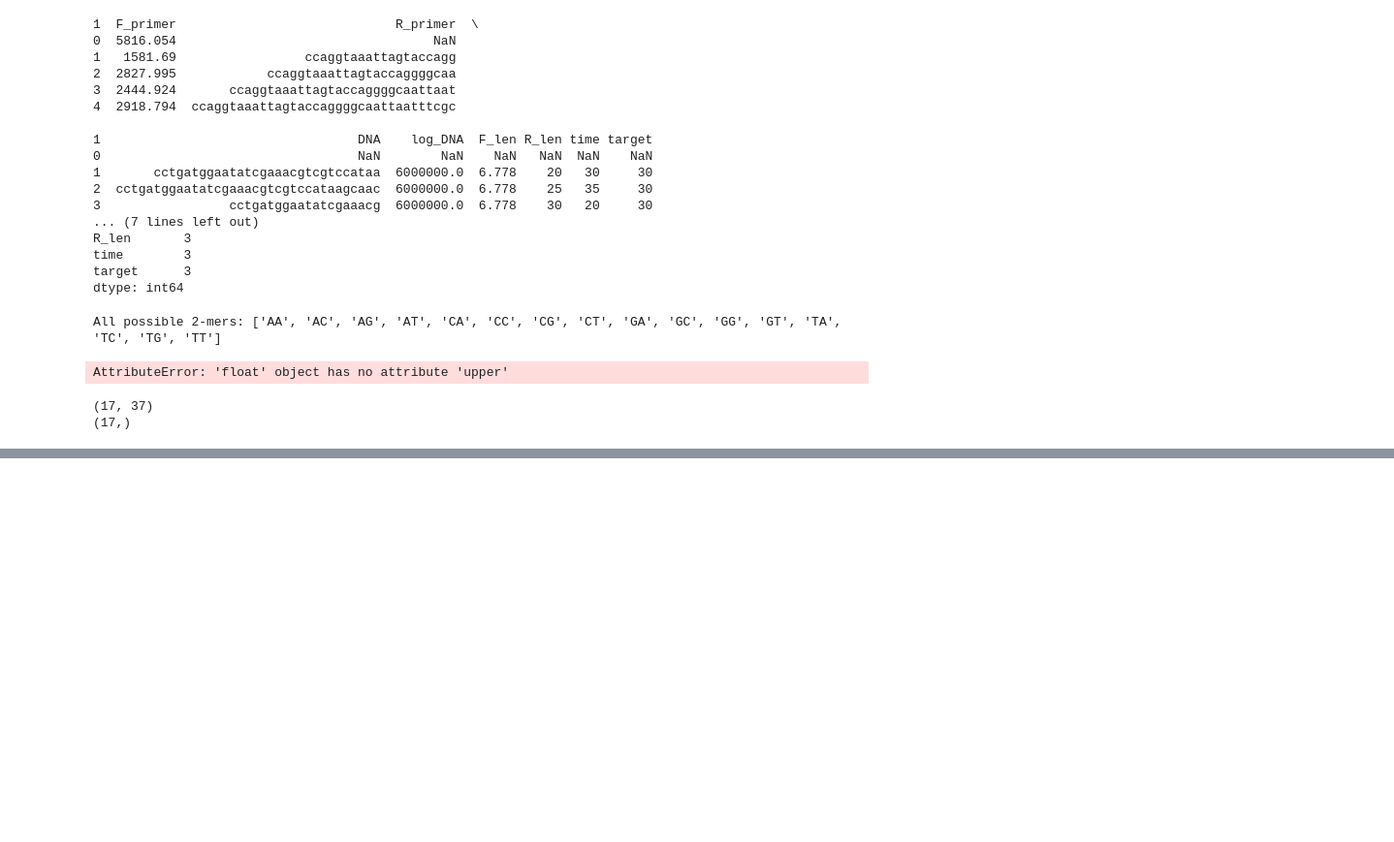
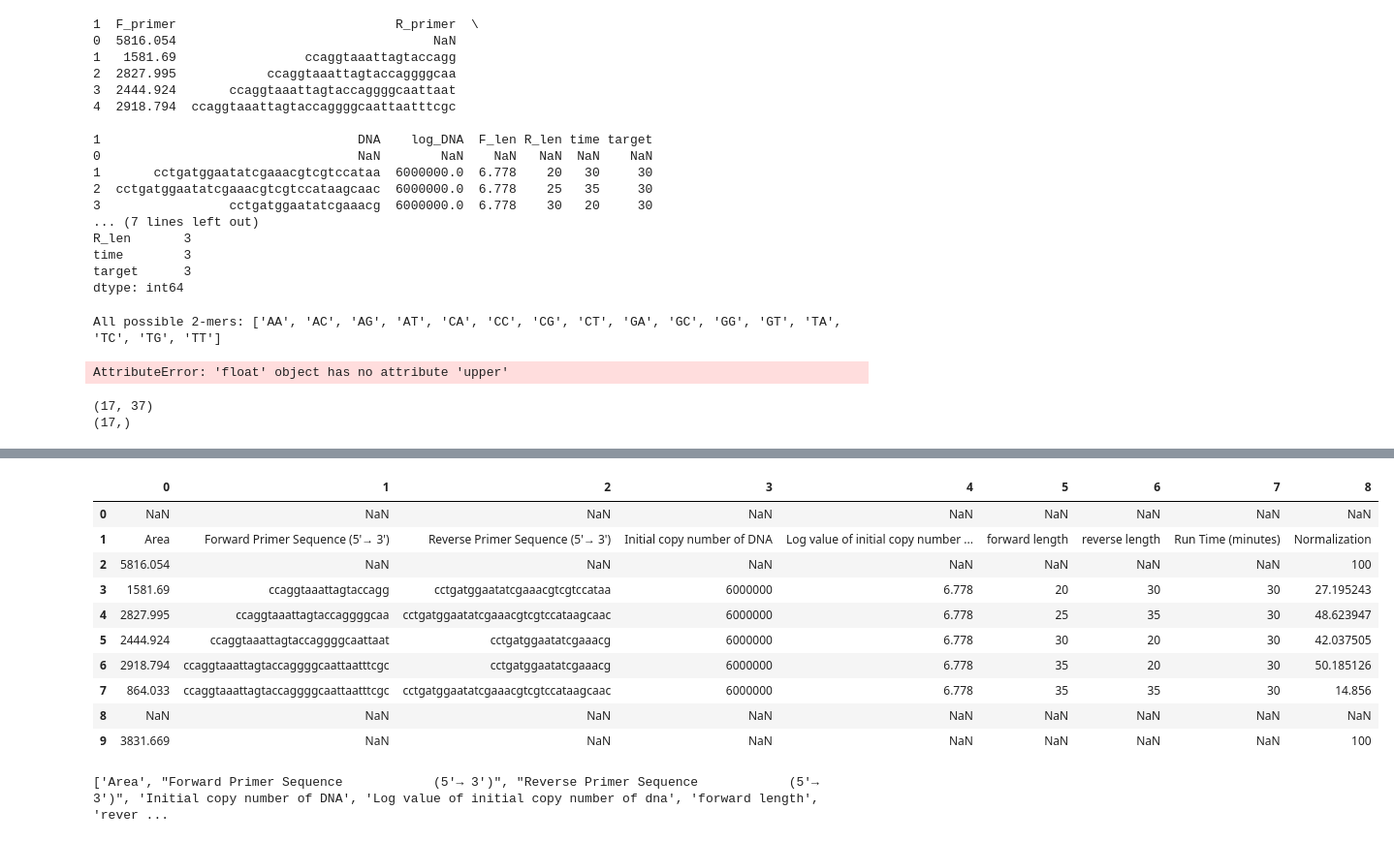
Before and after one commit to WhiteLotus101/Primer-Design--Bayesian-optimisation, a Jupyter notebook: primer_preprocessing.ipynb, the cells around one changed output, grey strips where cells are left out. Shown at 97% size. Cells and saved outputs as stored; diff of their text form; code cells hidden in the pictures; blank space fills up the shorter version.

```diff
--- a/primer_preprocessing.ipynb
+++ b/primer_preprocessing.ipynb
@@ -272,0 +439,29 @@ print(y.shape)
+# %%
+df = pd.read_excel(
+    "ImageJ gel analysis results_YI.xlsx",
+    sheet_name=0,
+    header=None
+)
+
+display(df.head(10))
+# %% [output]
+|  | 0 | 1 | 2 | 3 | 4 | 5 | 6 | 7 | 8 |
+| 0 | NaN | NaN | NaN | NaN | NaN | NaN | NaN | NaN | NaN |
+| 1 | Area | Forward Primer Sequence (5'→ 3') | Reverse Primer Sequence (5'→ 3') | Initial copy number of DNA | Log value of initial copy number ... | forward length | reverse length | Run Time (minutes) | Normalization |
+| 2 | 5816.054 | NaN | NaN | NaN | NaN | NaN | NaN | NaN | 100 |
+| 3 | 1581.69 | ccaggtaaattagtaccagg | cctgatggaatatcgaaacgtcgtccataa | 6000000 | 6.778 | 20 | 30 | 30 | 27.195243 |
+| 4 | 2827.995 | ccaggtaaattagtaccaggggcaa | cctgatggaatatcgaaacgtcgtccataagcaac | 6000000 | 6.778 | 25 | 35 | 30 | 48.623947 |
+| 5 | 2444.924 | ccaggtaaattagtaccaggggcaattaat | cctgatggaatatcgaaacg | 6000000 | 6.778 | 30 | 20 | 30 | 42.037505 |
+| 6 | 2918.794 | ccaggtaaattagtaccaggggcaattaatttcgc | cctgatggaatatcgaaacg | 6000000 | 6.778 | 35 | 20 | 30 | 50.185126 |
+| 7 | 864.033 | ccaggtaaattagtaccaggggcaattaatttcgc | cctgatggaatatcgaaacgtcgtccataagcaac | 6000000 | 6.778 | 35 | 35 | 30 | 14.856 |
+| 8 | NaN | NaN | NaN | NaN | NaN | NaN | NaN | NaN | NaN |
+| 9 | 3831.669 | NaN | NaN | NaN | NaN | NaN | NaN | NaN | 100 |
+# %%
+df = pd.read_excel(
+    "ImageJ gel analysis results_YI.xlsx",
+    sheet_name=0,
+    header=1
+)
+print(df.columns.tolist())
+# %% [output]
+['Area', "Forward Primer Sequence            (5'→ 3')", "Reverse Primer Sequence            (5'→ 3')", 'Initial copy number of DNA', 'Log value of initial copy number of dna', 'forward length', 'rever ...
```
Also changed, not shown: parts of 71 cells of this notebook, 6 other files.
